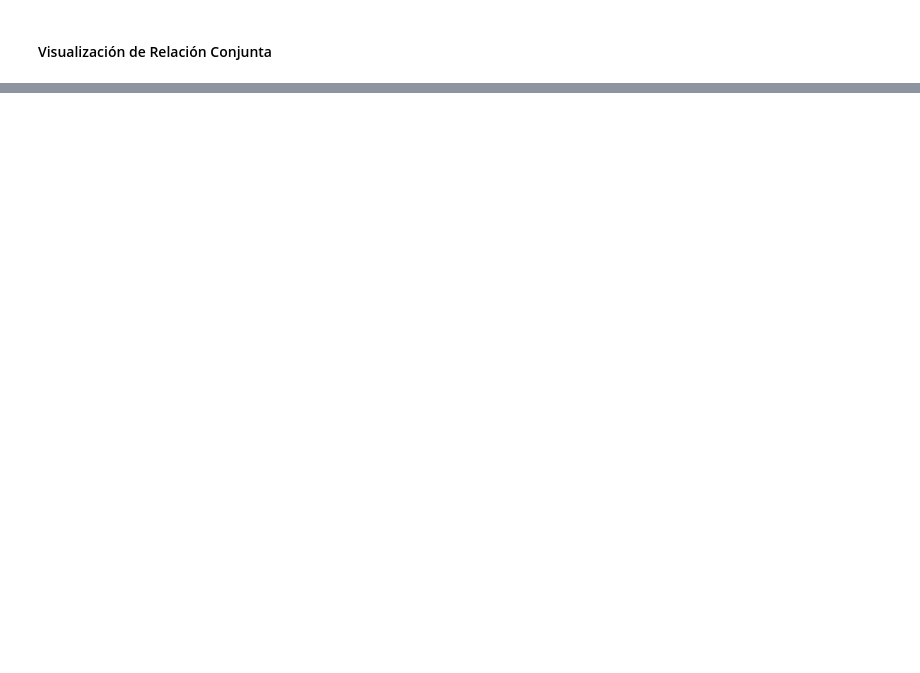
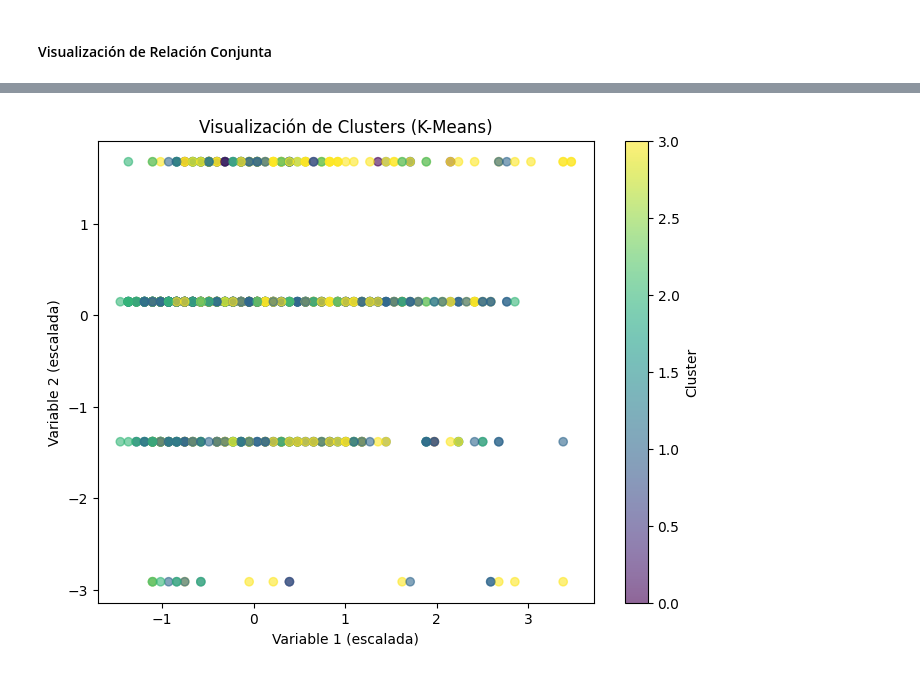
Before and after one commit to danielbolanosuax/clustering-mining, a Jupyter notebook: clustering mining.ipynb, the cells around one changed output, grey strips where cells are left out. Saved outputs shown, nothing was run; the diff lists cells and outputs as text; code cells hidden in the pictures; blank space fills up the shorter version.

```diff
--- a/clustering mining.ipynb
+++ b/clustering mining.ipynb
@@ -214,0 +454,12 @@ plt.show()
+# %%
+import matplotlib.pyplot as plt
+
+plt.figure(figsize=(8, 6))
+plt.scatter(X_scaled[:, 0], X_scaled[:, 1], c=labels, cmap='viridis', alpha=0.6)
+plt.title("Visualización de Clusters (K-Means)")
+plt.xlabel("Variable 1 (escalada)")
+plt.ylabel("Variable 2 (escalada)")
+plt.colorbar(label="Cluster")
+plt.show()
+# %% [output]
+[figure, added]
```
Also changed, not shown: parts of 25 cells of this notebook.
